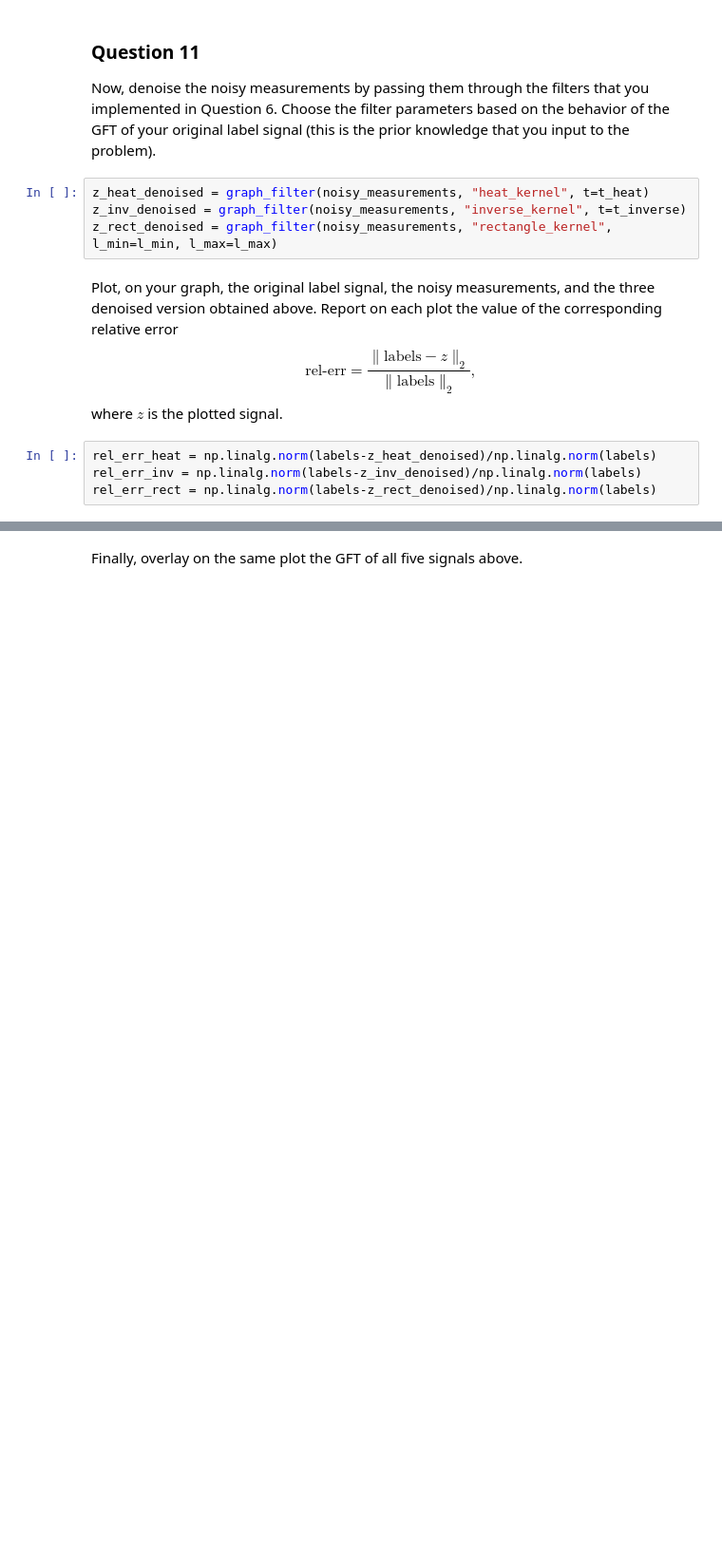
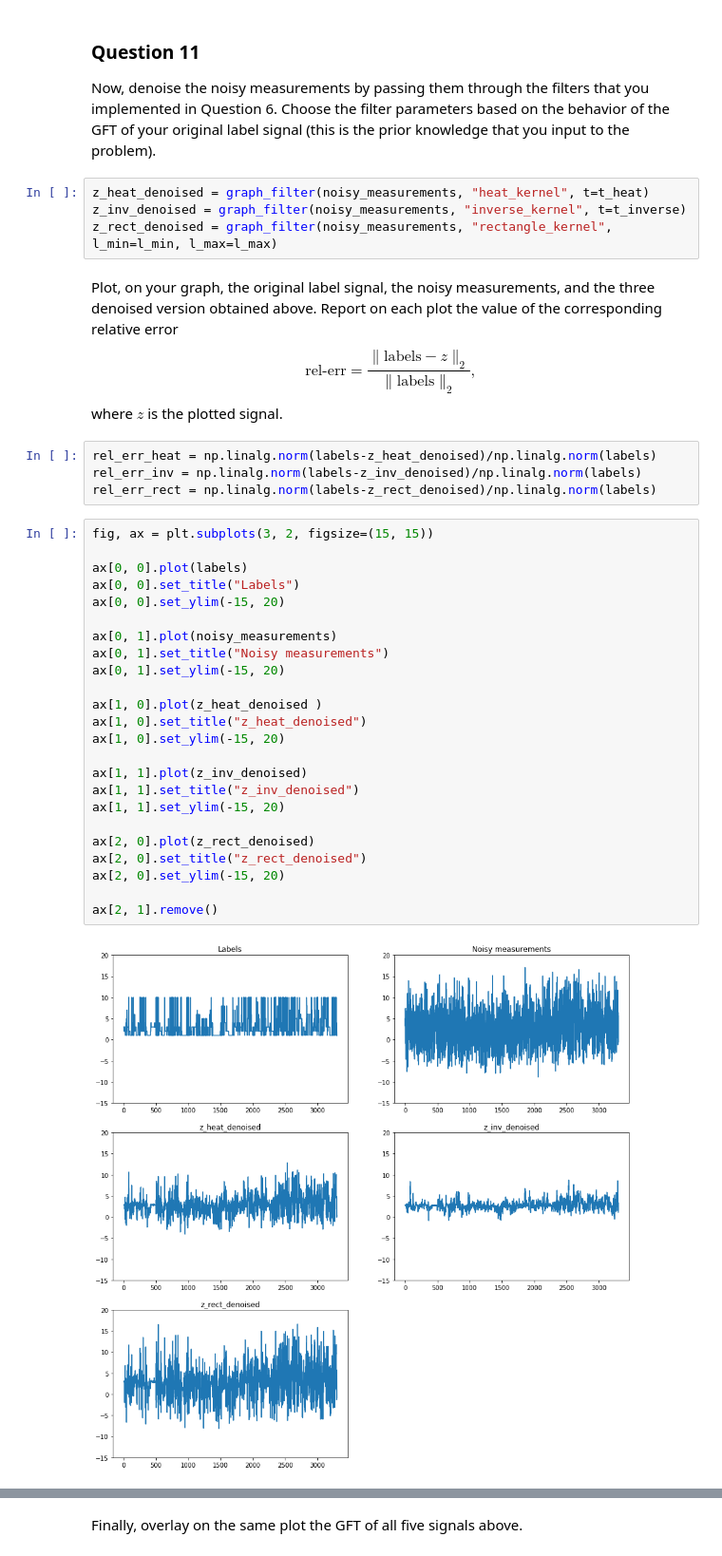
Before and after one commit to AmauV/NTDS, a Jupyter notebook: 4_graph_signal_processing.ipynb, the cells around one changed output, grey strips where cells are left out. Shown at 95% size. Drawn from its saved outputs; the diff is of its cells as text; blank space fills up the shorter version.

```diff
--- a/4_graph_signal_processing.ipynb
+++ b/4_graph_signal_processing.ipynb
@@ -449,3 +449,29 @@ where $z$ is the plotted signal.
 rel_err_heat = np.linalg.norm(labels-z_heat_denoised)/np.linalg.norm(labels)
 rel_err_inv = np.linalg.norm(labels-z_inv_denoised)/np.linalg.norm(labels)
 rel_err_rect = np.linalg.norm(labels-z_rect_denoised)/np.linalg.norm(labels)
+# %%
+fig, ax = plt.subplots(3, 2, figsize=(15, 15))
+
+ax[0, 0].plot(labels)
+ax[0, 0].set_title("Labels")
+ax[0, 0].set_ylim(-15, 20)
+
+ax[0, 1].plot(noisy_measurements)
+ax[0, 1].set_title("Noisy measurements")
+ax[0, 1].set_ylim(-15, 20)
+
+ax[1, 0].plot(z_heat_denoised )
+ax[1, 0].set_title("z_heat_denoised")
+ax[1, 0].set_ylim(-15, 20)
+
+ax[1, 1].plot(z_inv_denoised)
+ax[1, 1].set_title("z_inv_denoised")
+ax[1, 1].set_ylim(-15, 20)
+
+ax[2, 0].plot(z_rect_denoised)
+ax[2, 0].set_title("z_rect_denoised")
+ax[2, 0].set_ylim(-15, 20)
+
+ax[2, 1].remove()
+# %% [output]
+[figure, added]
```
Also changed, not shown: parts of 16 cells of this notebook, 1 other file.
